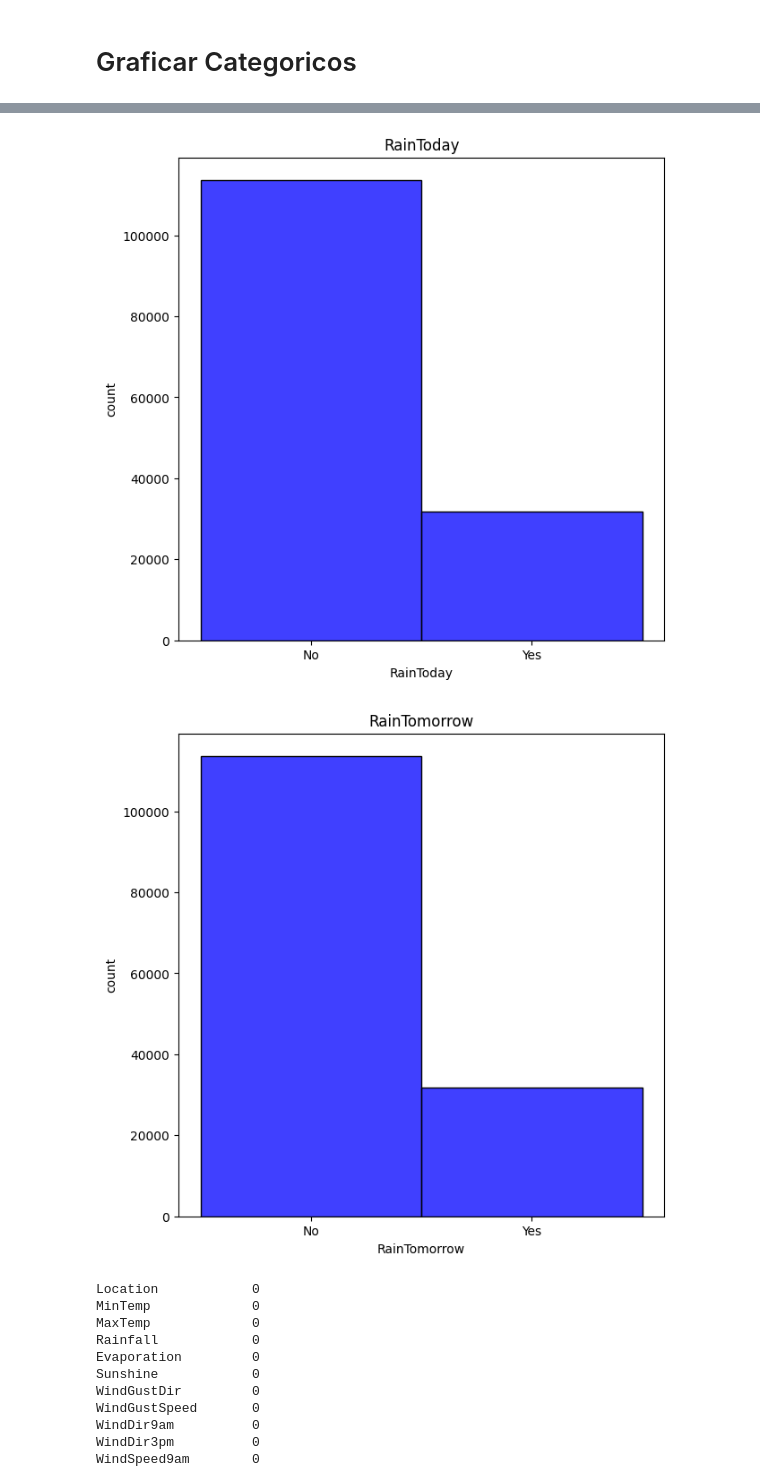
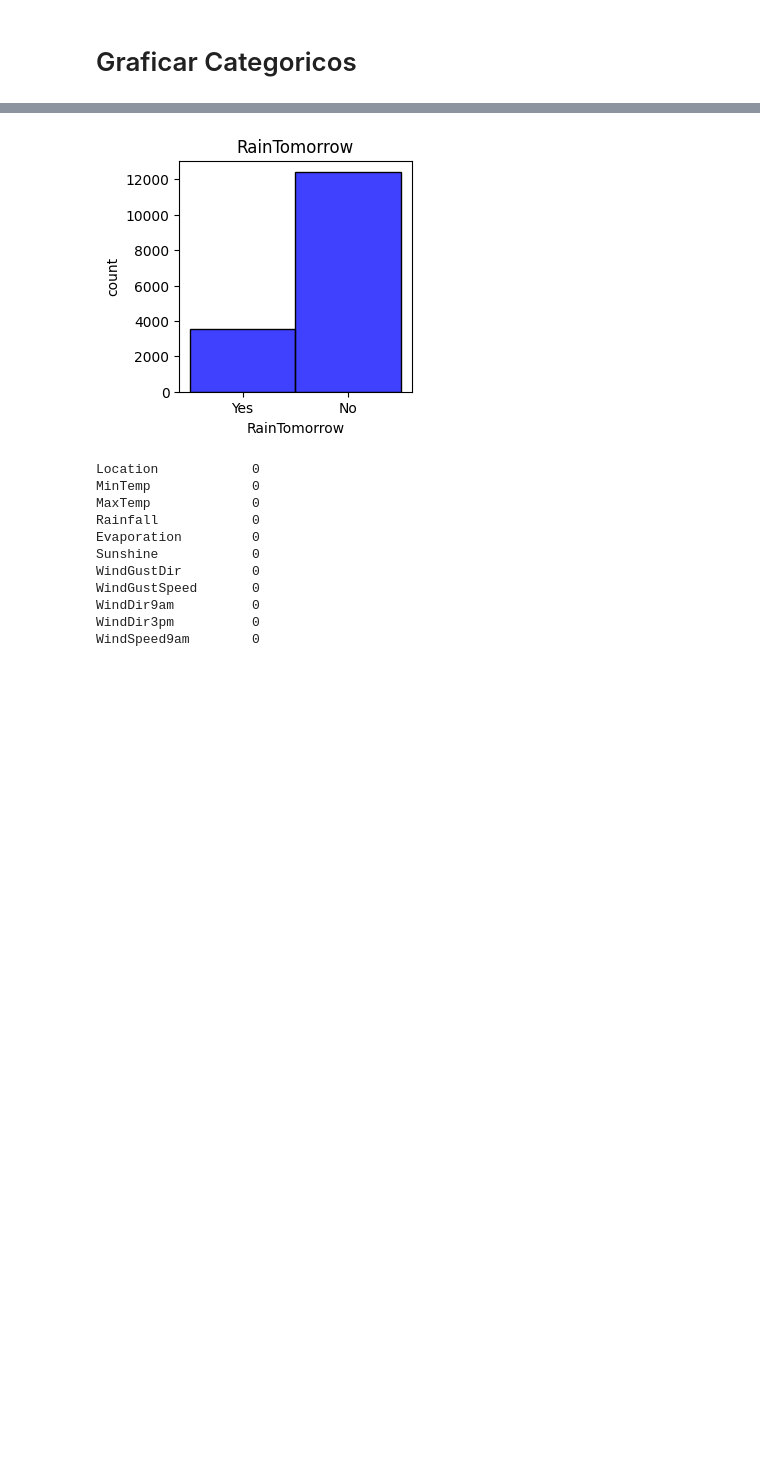
Before and after one commit to Nameless-86/TP-AAutomatico, a Jupyter notebook: main.ipynb, the cells around one changed output, grey strips where cells are left out. Cells and saved outputs as stored; diff of their text form; code cells hidden in the pictures; blank space fills up the shorter version.

```diff
--- a/main.ipynb
+++ b/main.ipynb
@@ -214,5 +243,5 @@ numerical_cols_copy = [elemento for elemento in numerical_cols if elemento not i
 # %%
-imputerResto = SimpleImputer(missing_values=np.nan, strategy="median", fill_value=None)
+imputerResto = KNNImputer(missing_values=np.nan, n_neighbors=2)
 
-for columna in bimodales:
-    df_subset[columna] = imputerResto.fit_transform(df_subset[[columna]])
+for columna in numerical_cols:
+   filtered_df[columna] = imputerResto.fit_transform(filtered_df[[columna]])
@@ -254,22 +278,22 @@ Index(['Location', 'WindGustDir', 'WindDir9am', 'WindDir3pm', 'RainToday',
        'RainTomorrow'],
       dtype='object')
 # %%
-df_subset['RainToday']=df_subset['RainToday'].fillna('No')
-df_subset['RainTomorrow']=df_subset['RainTomorrow'].fillna('No')
+filtered_df['RainToday']=filtered_df['RainToday'].fillna('No')
+filtered_df['RainTomorrow']=filtered_df['RainTomorrow'].fillna('No')
 # %% [markdown]
 # El resto de columnas categoricas reemplazar valores faltantes por la moda
 # %%
-df_subset['WindGustDir'] = df_subset['WindGustDir'].fillna(df_subset['WindGustDir'].mode()[0])
-df_subset['WindDir9am'] = df_subset['WindDir9am'].fillna(df_subset['WindDir9am'].mode()[0])
-df_subset['WindDir3pm'] = df_subset['WindDir3pm'].fillna(df_subset['WindDir3pm'].mode()[0])
+filtered_df['WindGustDir'] = filtered_df['WindGustDir'].fillna(filtered_df['WindGustDir'].mode()[0])
+filtered_df['WindDir9am'] = filtered_df['WindDir9am'].fillna(filtered_df['WindDir9am'].mode()[0])
+filtered_df['WindDir3pm'] = filtered_df['WindDir3pm'].fillna(filtered_df['WindDir3pm'].mode()[0])
 # %% [markdown]
 # ----------------------------------------------------------------------------------------------------
 # %% [markdown]
 # Graficar datos numericos
 # %%
 for i in range(len(numerical_cols)):
-    plt.figure(figsize=(7,7))
-    sns.histplot(df_subset[numerical_cols[i]], color="blue")
+    plt.figure(figsize=(3,3))
+    sns.histplot(filtered_df[numerical_cols[i]], color="blue")
     label=numerical_cols[i]
     plt.xlabel(numerical_cols[i])
     plt.ylabel("count")
@@ -291,11 +315,11 @@ for i in range(len(numerical_cols)):
 # %% [markdown]
 # Graficar Categoricos
 # %%
-for i in range(len(categorical_cols)):
-    plt.figure(figsize=(7,7))
-    sns.histplot(df_subset[categorical_cols[i]], color="blue")
-    label=categorical_cols[i]
-    plt.xlabel(categorical_cols[i])
+for i in range(len(categorical_cols_graph)):
+    plt.figure(figsize=(5,5))
+    sns.histplot(filtered_df[categorical_cols_graph[i]], color="blue")
+    label=categorical_cols_graph[i]
+    plt.xlabel(categorical_cols_graph[i])
     plt.ylabel("count")
     plt.title(label)
 # %% [output]
@@ -306,3 +330,2 @@ for i in range(len(categorical_cols)):
-[figure, old version]
+[figure, new version]
-[figure, removed]
 # %%
```
Also changed, not shown: parts of 35 cells of this notebook.
